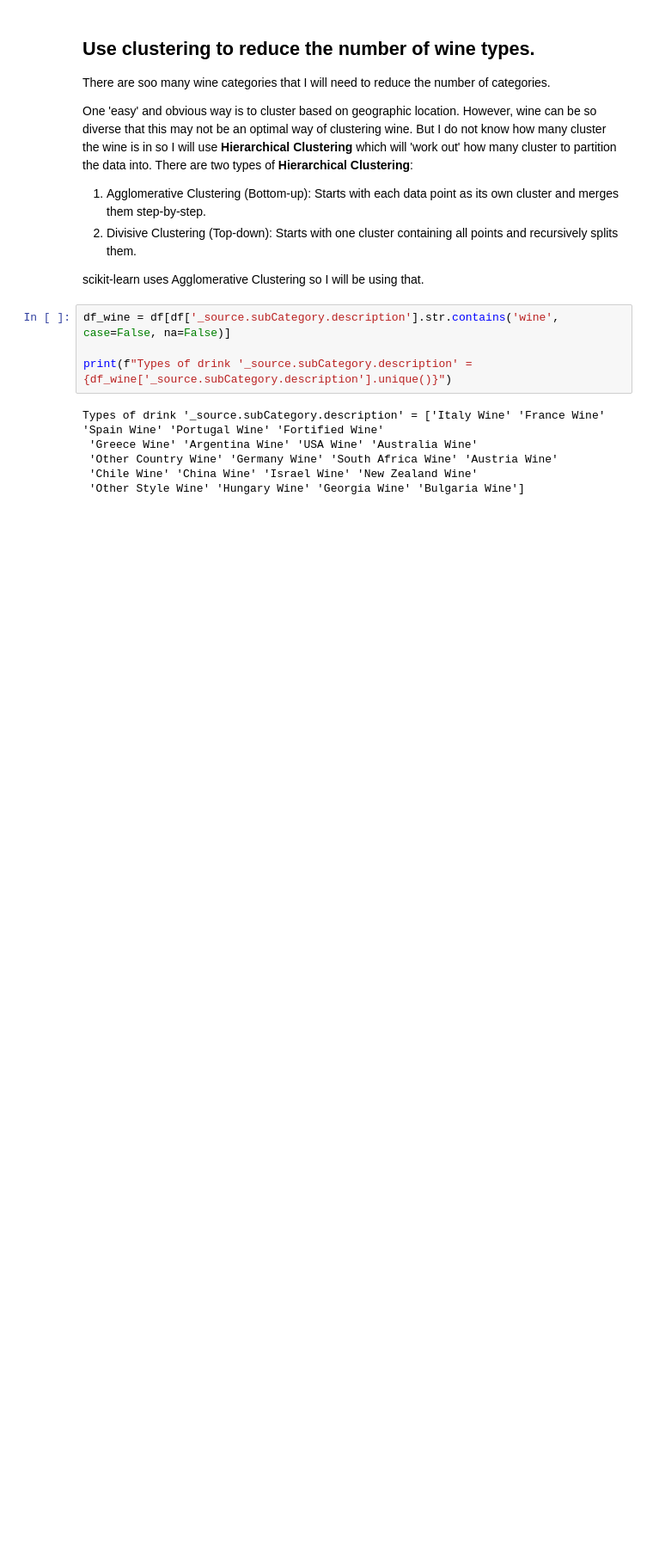
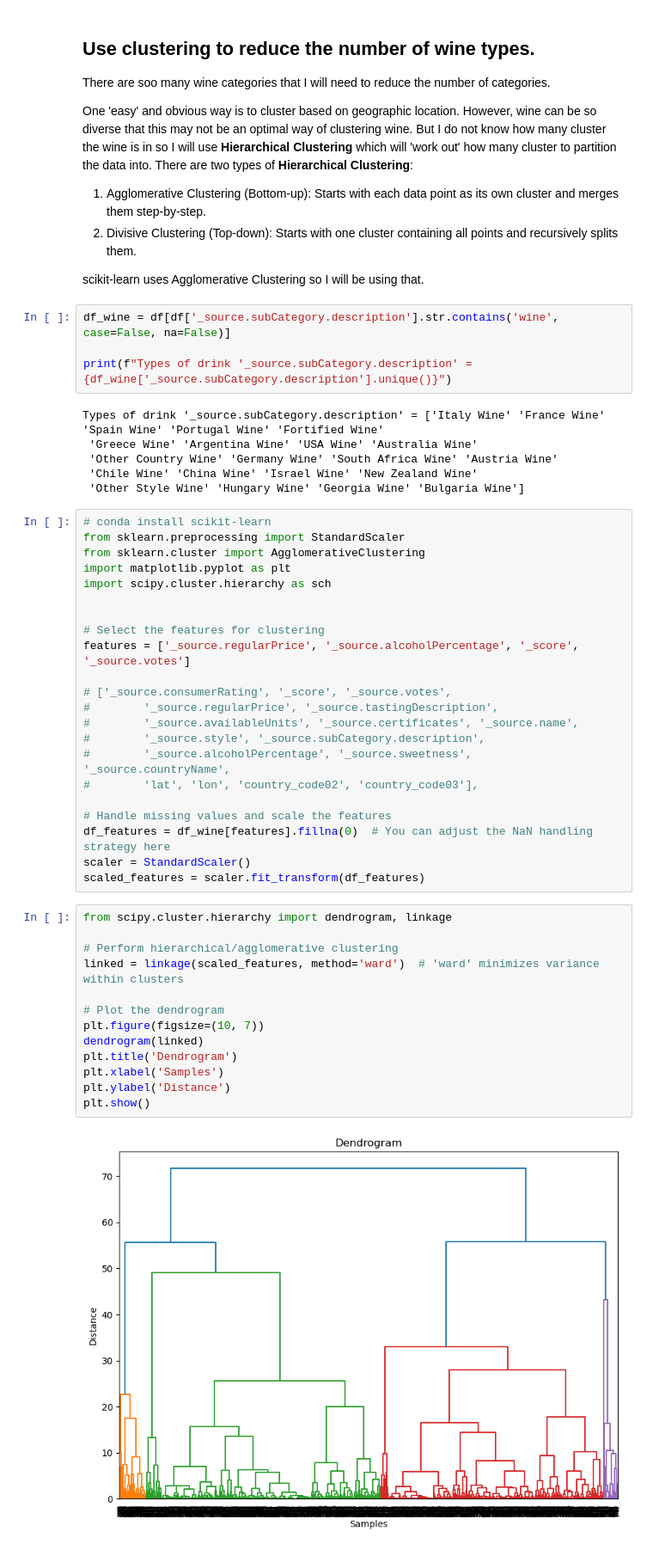
Before and after one commit to johann997/BCL_WebScrape, a Jupyter notebook: src/BLCWebScrape/FeatureImportance.ipynb, the cells around one changed output. Shown at 86% size. Cells and saved outputs as stored; diff of their text form; blank space fills up the shorter version.

```diff
--- a/src/BLCWebScrape/FeatureImportance.ipynb
+++ b/src/BLCWebScrape/FeatureImportance.ipynb
@@ -108,3 +108,40 @@ Types of drink '_source.subCategory.description' = ['Italy Wine' 'France Wine' '
  'Other Country Wine' 'Germany Wine' 'South Africa Wine' 'Austria Wine'
  'Chile Wine' 'China Wine' 'Israel Wine' 'New Zealand Wine'
  'Other Style Wine' 'Hungary Wine' 'Georgia Wine' 'Bulgaria Wine']
+# %%
+# conda install scikit-learn
+from sklearn.preprocessing import StandardScaler
+from sklearn.cluster import AgglomerativeClustering
+import matplotlib.pyplot as plt
+import scipy.cluster.hierarchy as sch
+
+
+# Select the features for clustering
+features = ['_source.regularPrice', '_source.alcoholPercentage', '_score', '_source.votes']
+
+# ['_source.consumerRating', '_score', '_source.votes',
+#        '_source.regularPrice', '_source.tastingDescription',
+#        '_source.availableUnits', '_source.certificates', '_source.name',
+#        '_source.style', '_source.subCategory.description',
+#        '_source.alcoholPercentage', '_source.sweetness', '_source.countryName',
+#        'lat', 'lon', 'country_code02', 'country_code03'],
+
+# Handle missing values and scale the features
+df_features = df_wine[features].fillna(0)  # You can adjust the NaN handling strategy here
+scaler = StandardScaler()
+scaled_features = scaler.fit_transform(df_features)
+# %%
+from scipy.cluster.hierarchy import dendrogram, linkage
+
+# Perform hierarchical/agglomerative clustering
+linked = linkage(scaled_features, method='ward')  # 'ward' minimizes variance within clusters
+
+# Plot the dendrogram
+plt.figure(figsize=(10, 7))
+dendrogram(linked)
+plt.title('Dendrogram')
+plt.xlabel('Samples')
+plt.ylabel('Distance')
+plt.show()
+# %% [output]
+[figure, added]
```
Also changed, not shown: parts of 40 cells of this notebook.
